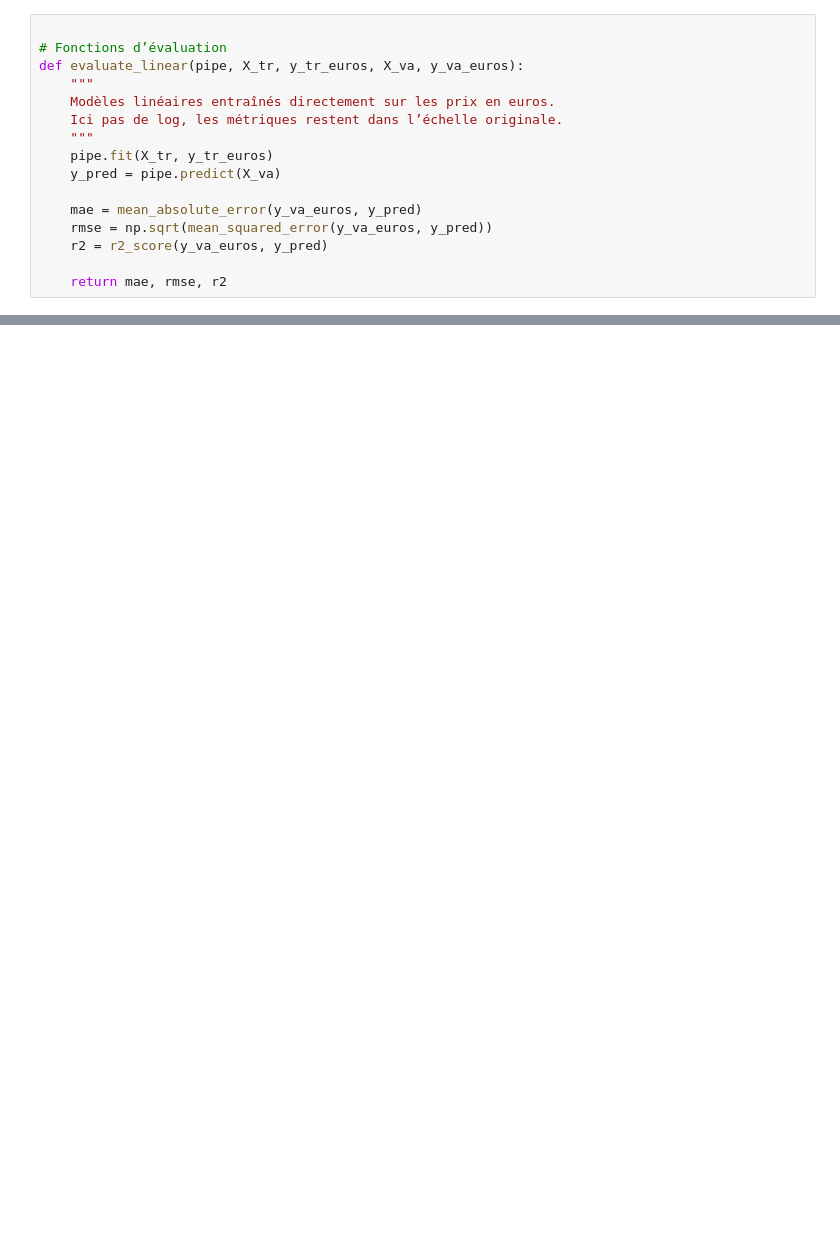
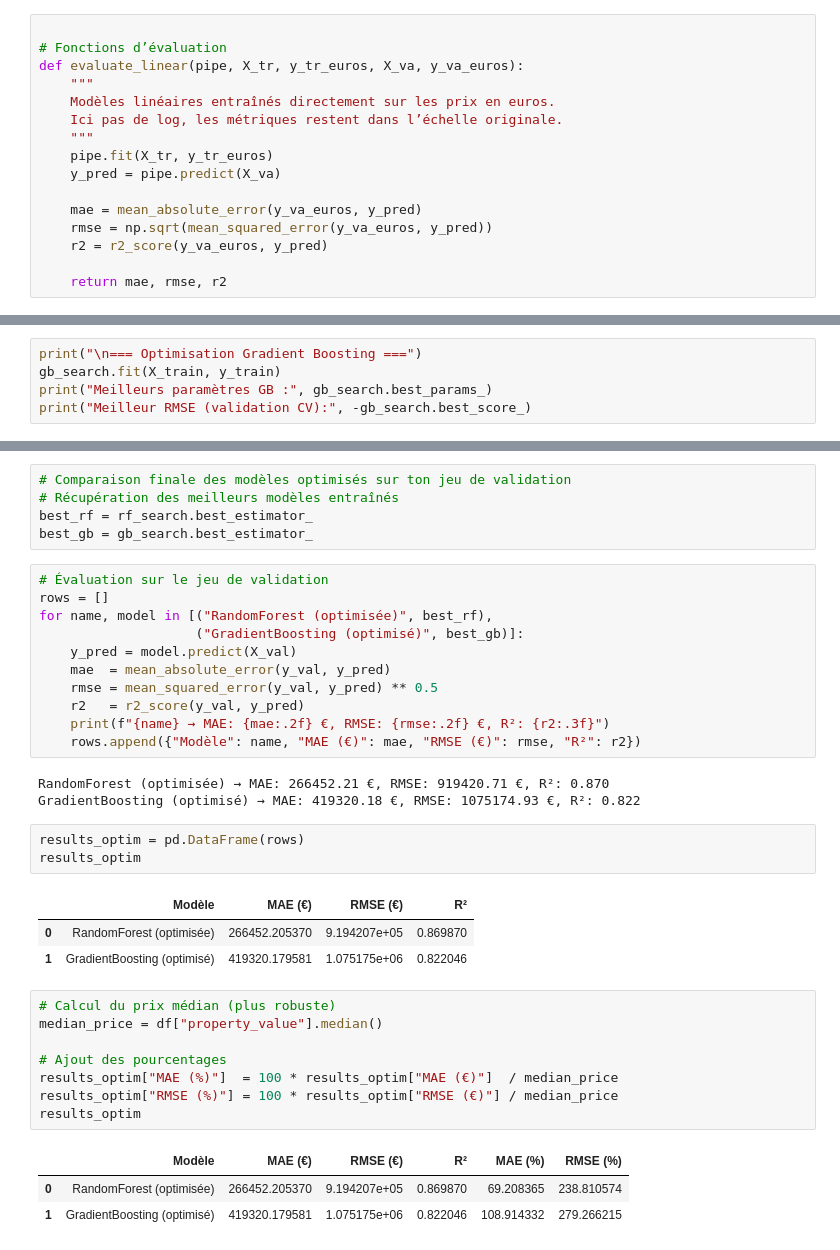
Before and after one commit to NicolasCollin/gpd-m2sep-france-property-insight, a Jupyter notebook: notebooks/Gradient_boost_model.ipynb, the cells around one changed output, grey strips where cells are left out. Saved outputs shown, nothing was run; the diff lists cells and outputs as text; blank space fills up the shorter version.

```diff
--- a/notebooks/Gradient_boost_model.ipynb
+++ b/notebooks/Gradient_boost_model.ipynb
@@ -279,0 +427,5 @@ results_tree
+# %%
+print("\n=== Optimisation Gradient Boosting ===")
+gb_search.fit(X_train, y_train)
+print("Meilleurs paramètres GB :", gb_search.best_params_)
+print("Meilleur RMSE (validation CV):", -gb_search.best_score_)
@@ -279,0 +450,38 @@ results_tree
+# %%
+# Comparaison finale des modèles optimisés sur ton jeu de validation
+# Récupération des meilleurs modèles entraînés
+best_rf = rf_search.best_estimator_
+best_gb = gb_search.best_estimator_
+# %%
+# Évaluation sur le jeu de validation
+rows = []
+for name, model in [("RandomForest (optimisée)", best_rf),
+                    ("GradientBoosting (optimisé)", best_gb)]:
+    y_pred = model.predict(X_val)
+    mae  = mean_absolute_error(y_val, y_pred)
+    rmse = mean_squared_error(y_val, y_pred) ** 0.5
+    r2   = r2_score(y_val, y_pred)
+    print(f"{name} → MAE: {mae:.2f} €, RMSE: {rmse:.2f} €, R²: {r2:.3f}")
+    rows.append({"Modèle": name, "MAE (€)": mae, "RMSE (€)": rmse, "R²": r2})
+# %% [output]
+RandomForest (optimisée) → MAE: 266452.21 €, RMSE: 919420.71 €, R²: 0.870
+GradientBoosting (optimisé) → MAE: 419320.18 €, RMSE: 1075174.93 €, R²: 0.822
+# %%
+results_optim = pd.DataFrame(rows)
+results_optim
+# %% [output]
+|  | Modèle | MAE (€) | RMSE (€) | R² |
+| 0 | RandomForest (optimisée) | 266452.205370 | 9.194207e+05 | 0.869870 |
+| 1 | GradientBoosting (optimisé) | 419320.179581 | 1.075175e+06 | 0.822046 |
+# %%
+# Calcul du prix médian (plus robuste)
+median_price = df["property_value"].median()
+
+# Ajout des pourcentages
+results_optim["MAE (%)"]  = 100 * results_optim["MAE (€)"]  / median_price
+results_optim["RMSE (%)"] = 100 * results_optim["RMSE (€)"] / median_price
+results_optim
+# %% [output]
+|  | Modèle | MAE (€) | RMSE (€) | R² | MAE (%) | RMSE (%) |
+| 0 | RandomForest (optimisée) | 266452.205370 | 9.194207e+05 | 0.869870 | 69.208365 | 238.810574 |
+| 1 | GradientBoosting (optimisé) | 419320.179581 | 1.075175e+06 | 0.822046 | 108.914332 | 279.266215 |
```
Also changed, not shown: parts of 50 cells of this notebook, 2 other files.
